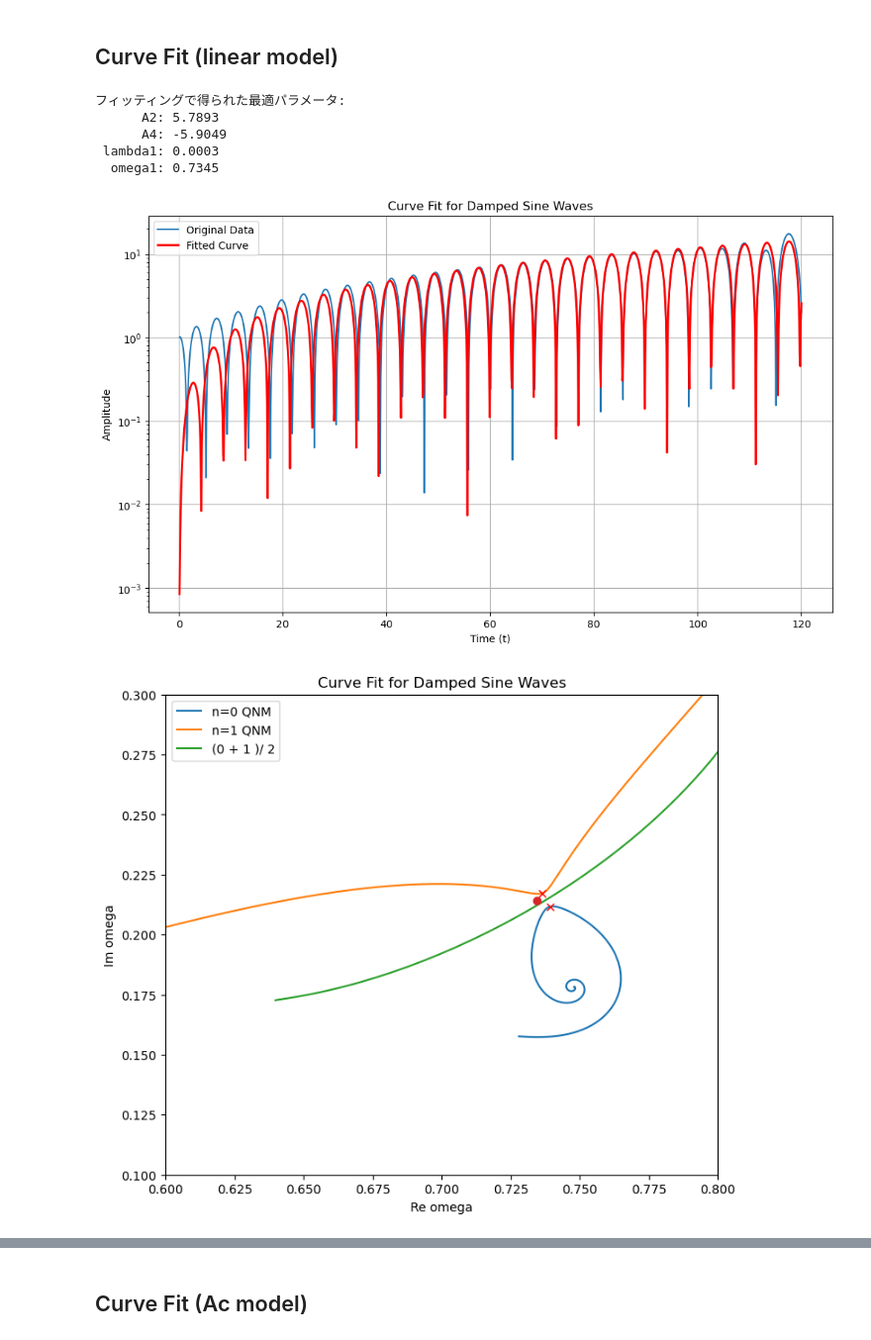
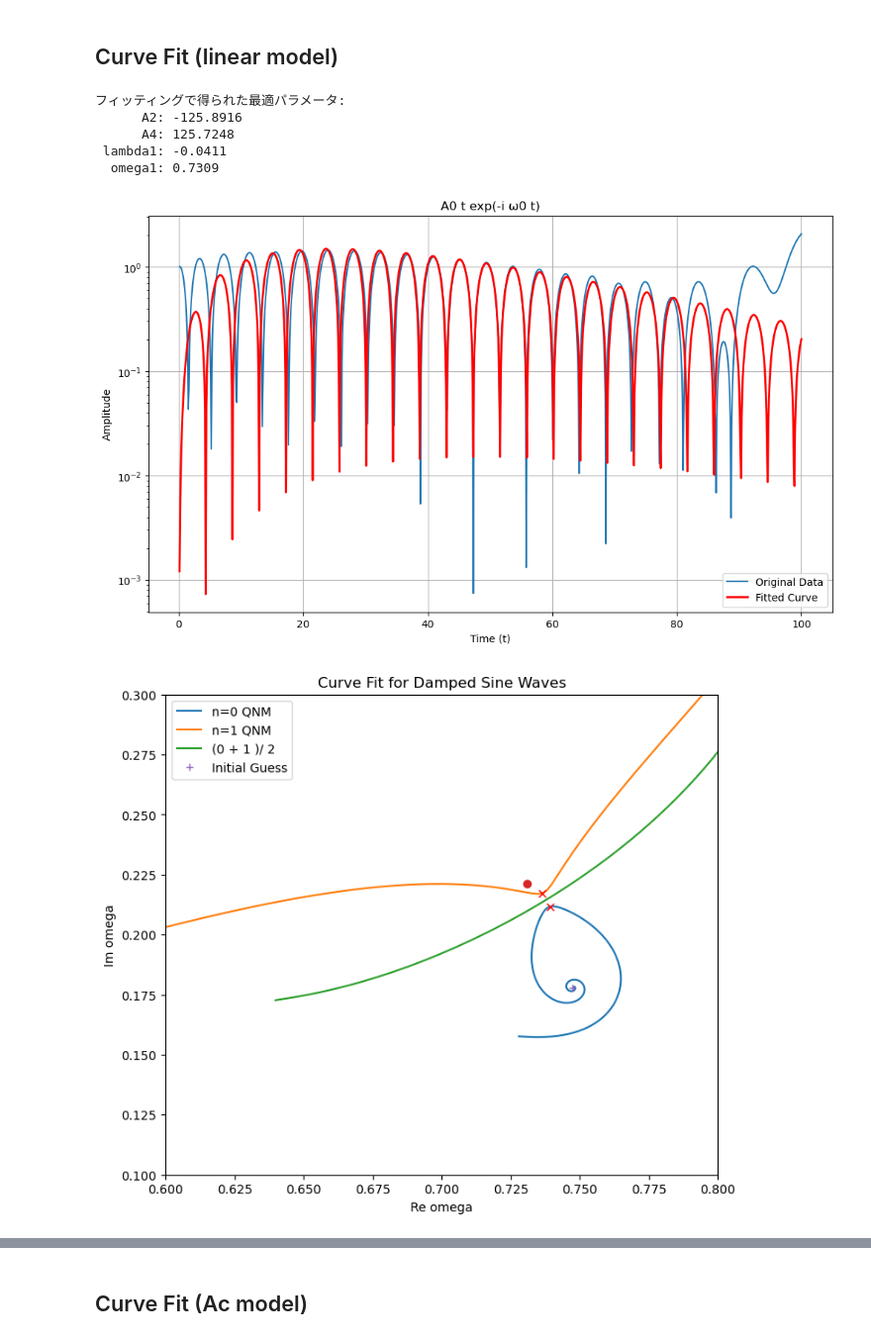
Before and after one commit to keiichirokubota/varpro, a Jupyter notebook: varpro.ipynb, the cells around one changed output, grey strips where cells are left out. Shown at 99% size. Saved outputs shown, nothing was run; the diff lists cells and outputs as text; code cells hidden in the pictures.

```diff
--- a/varpro.ipynb
+++ b/varpro.ipynb
@@ -6,13 +46,15 @@ import pandas as pd
 import matplotlib.pyplot as plt
 
 # CSVファイルのパス
-csv_path = "data/AC_waveform_data_11.5724.csv"
+# csv_path = "data/AC_waveform_data_11.5724.csv"
+# データの読み込み
+# df = pd.read_csv(csv_path)
 
-# データの読み込み
-df = pd.read_csv(csv_path)
+csv_path = "data/AC_ConstIni.dat"
+df = pd.read_csv(csv_path, sep="\t")
 
-t_data = np.array(df.iloc[:, 0])[0:1200]
-y_data = np.array(df.iloc[:, 1])[0:1200]
+t_data = np.array(df.iloc[:, 0])[0:1000]
+y_data = np.array(df.iloc[:, 1])[0:1000]
 
 plt.figure(figsize=(8, 4))
 plt.plot(t_data, y_data)
@@ -36,7 +78,7 @@ df = pd.read_csv("data/Imqnmn01average.csv")
 imqnmn01average_data = np.array(df.iloc[:, 0])
 
 # 減衰を打ち消す
-damping_factor = 0.21444 # 0.21444 # 0.19 # 0.1779
+damping_factor = 0.0 # 0.21444 # 0.19 # 0.1779 # 0.18
 damped_sinusoid_data = (np.exp(damping_factor * t_data))
 y_data = np.multiply(damped_sinusoid_data, y_data)
 plt.figure(figsize=(8, 4))
@@ -123,7 +175,7 @@ try:
     plt.figure(figsize=(12, 7))
     plt.semilogy(t_data, np.abs(y_data), label='Original Data')
     plt.semilogy(t_data, np.abs(fit_func(t_data, *popt)), label='Fitted Curve', color='red', linewidth=2)
-    plt.title('Curve Fit for Damped Sine Waves')
+    plt.title('A0 exp(-i ω0 t) + A1 exp(-i ω1 t)')
     plt.xlabel('Time (t)')
     plt.ylabel('Amplitude')
     plt.legend()
@@ -145,7 +197,7 @@ plt.plot([0.7391984327078, 0.736312554], [0.2116451411183, 0.217234709569], 'x',
 plt.plot([initial_guess[2], initial_guess[6]], [-initial_guess[1], -initial_guess[6]], '+')
 plt.xlim(0.6, 0.8)
 plt.ylim(0.10, 0.3)
-plt.title(f'Curve Fit for Damped Sine Waves')
+plt.title(f'A0 exp(-i ω0 t) + A1 exp(-i ω1 t)')
 plt.xlabel('Re omega')
 plt.ylabel('Im omega')
 plt.legend()
@@ -242,7 +294,7 @@ for i in range(num_frames):
         plt.plot([initial_guess[2], initial_guess[6]], [-initial_guess[1], -initial_guess[6]], '+', label='Initial Guess')
         plt.xlim(0.6, 0.8)
         plt.ylim(0.10, 0.3)
-        plt.title(f'Curve Fit for Damped Sine Waves - t_i = {t_data[deltai*i]}')
+        plt.title(f'A0 exp(-i ω0 t) + A1 exp(-i ω1 t), t_i = {t_data[deltai*i]}')
         plt.xlabel('Re omega')
         plt.ylabel('Im omega')
         plt.legend(loc='upper right')
@@ -383,40 +447,41 @@ try:
     plt.figure(figsize=(12, 7))
     plt.semilogy(t_data, np.abs(y_data), label='Original Data')
     plt.semilogy(t_data, np.abs(fit_func(t_data, *popt)), label='Fitted Curve', color='red', linewidth=2)
-    plt.title('Curve Fit for Damped Sine Waves')
+    plt.title('A0 t exp(-i ω0 t)')
     plt.xlabel('Time (t)')
     plt.ylabel('Amplitude')
     plt.legend()
     plt.grid(True)
     plt.show()
 
 except RuntimeError as e:
     print(f"フィッティングに失敗しました: {e}")
     print("初期推測値(p0)や境界(bounds)を見直してください。")
 
 reqnm = [abs(popt[3])]
 imqnm = [abs(popt[2]-damping_factor)]
 fig=  plt.figure(figsize=(8, 7))
 plt.plot(reqnmn0_data, imqnmn0_data, label='n=0 QNM')
 plt.plot(reqnmn1_data, imqnmn1_data, label='n=1 QNM')
 plt.plot(reqnmn01average_data, imqnmn01average_data, label="(0 + 1 )/ 2")
 plt.plot(reqnm, imqnm, 'o')
 plt.plot([0.7391984327078, 0.736312554], [0.2116451411183, 0.217234709569], 'x', c='red')
+plt.plot([initial_guess[3]], [-initial_guess[2] + damping_factor], '+', label='Initial Guess')
 plt.xlim(0.6, 0.8)
 plt.ylim(0.10, 0.3)
 plt.title(f'Curve Fit for Damped Sine Waves')
 plt.xlabel('Re omega')
 plt.ylabel('Im omega')
 plt.legend()
 plt.savefig("resonance_2QNM.png", dpi=100)  # 保存する場合はコメントアウトを外す
 # %% [output]
 フィッティングで得られた最適パラメータ:
-      A2: 5.7893
-      A4: -5.9049
- lambda1: 0.0003
-  omega1: 0.7345
+      A2: -125.8916
+      A4: 125.7248
+ lambda1: -0.0411
+  omega1: 0.7309
-[figure, old version]
+[figure, new version]
-[figure, old version]
+[figure, new version]
 # %%
 import matplotlib.pyplot as plt
 import numpy as np
```
Also changed, not shown: parts of 9 cells of this notebook, 9 other files.
